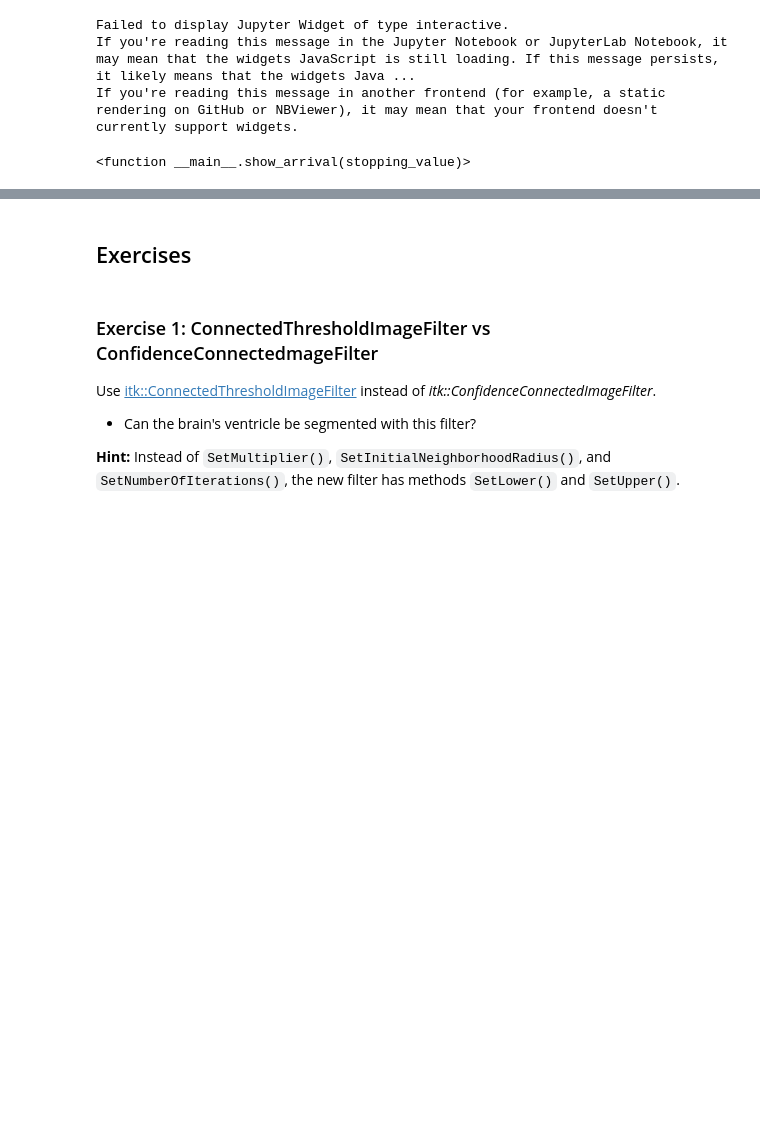
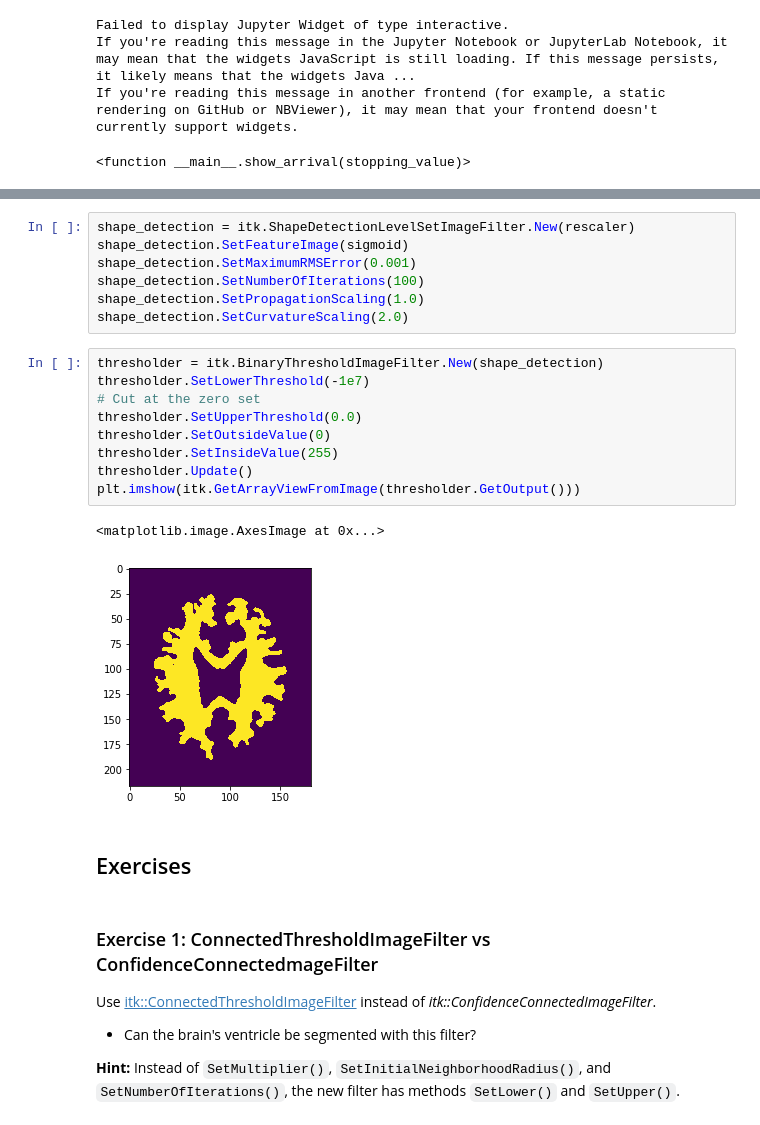
Before and after one commit to InsightSoftwareConsortium/ScientificImageAnalysisVisualizationAndArtificialIntelligenceCourse, a Jupyter notebook: 3_Segmentation.ipynb, the cells around one changed output, grey strips where cells are left out. Drawn from its saved outputs; the diff is of its cells as text; blank space fills up the shorter version.

```diff
--- a/3_Segmentation.ipynb
+++ b/3_Segmentation.ipynb
@@ -327,3 +327,22 @@ streamer.Update()
+# %%
+shape_detection = itk.ShapeDetectionLevelSetImageFilter.New(rescaler)
+shape_detection.SetFeatureImage(sigmoid)
+shape_detection.SetMaximumRMSError(0.001)
+shape_detection.SetNumberOfIterations(100)
+shape_detection.SetPropagationScaling(1.0)
+shape_detection.SetCurvatureScaling(2.0)
+# %%
+thresholder = itk.BinaryThresholdImageFilter.New(shape_detection)
+thresholder.SetLowerThreshold(-1e7)
+# Cut at the zero set
+thresholder.SetUpperThreshold(0.0)
+thresholder.SetOutsideValue(0)
+thresholder.SetInsideValue(255)
+thresholder.Update()
+plt.imshow(itk.GetArrayViewFromImage(thresholder.GetOutput()))
+# %% [output]
+<matplotlib.image.AxesImage at 0x...>
+[figure, added]
 # %% [markdown]
 ## Exercises
 # %% [markdown]
```
Also changed, not shown: parts of 15 cells of this notebook, 2 other files.
